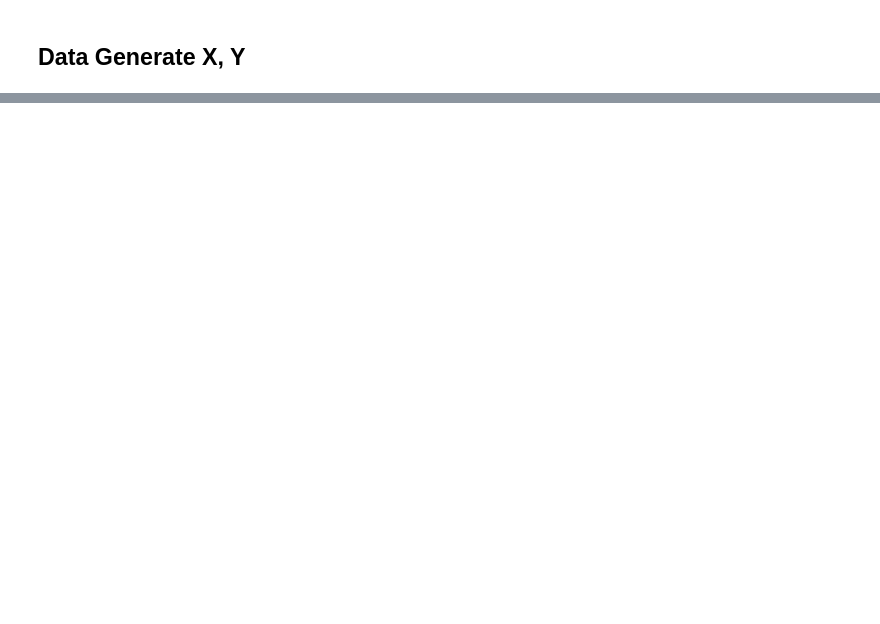
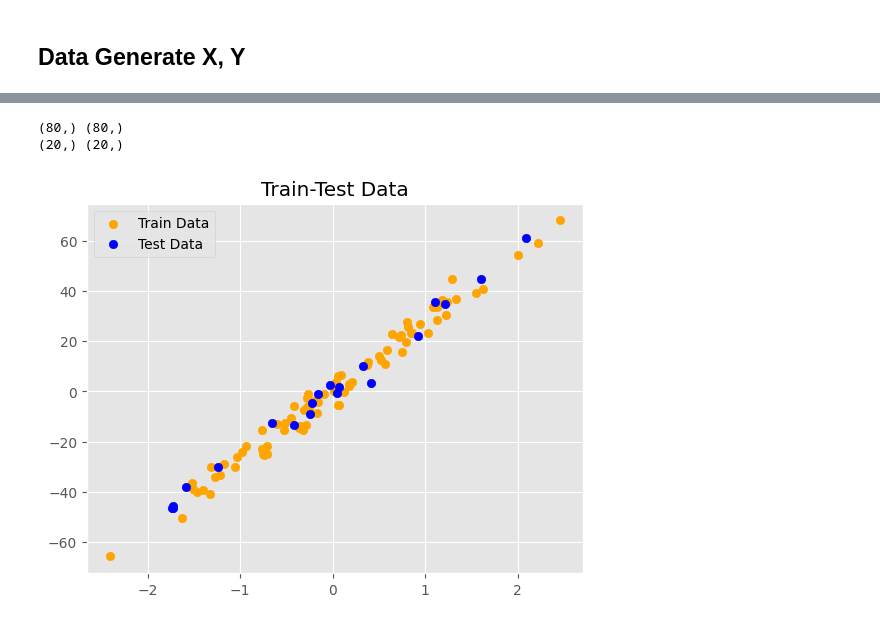
Before and after one commit to souravbhunia07/Machine_Learning, a Jupyter notebook: ML Concepts/Linear Regression/Linear Regression.ipynb, the cells around one changed output, grey strips where cells are left out. Cells and saved outputs as stored; diff of their text form; code cells hidden in the pictures; blank space fills up the shorter version.

```diff
--- a/ML Concepts/Linear Regression/Linear Regression.ipynb
+++ b/ML Concepts/Linear Regression/Linear Regression.ipynb
@@ -29,0 +48,8 @@ plotData(x, y)
+# %%
+def normaliseData(X):
+    X = (X - X.mean()) / X.std()
+    return X
+# %%
+plotData(x, y)
+x = normaliseData(x)  # Data region ranges between -1 to 1
+plotData(x, y)
@@ -29,0 +59,38 @@ plotData(x, y)
+# %%
+# Creating Test Set
+def trainTestSplit(x, y, split=0.8):
+    m = x.shape[0]
+    data = np.zeros((m, 2))
+
+    data[:, 0] = x
+    data[:, 1] = y
+
+    np.random.shuffle(data)
+
+    split = int(m*split)
+
+    #Train
+    XT = data[:split, 0]  #0-79
+    YT = data[:split, 1]
+
+    #Test
+    Xt = data[split: , 0]
+    Yt = data[split: , 1]
+
+    return XT, YT, Xt, Yt
+# %%
+XT, YT, Xt, Yt = trainTestSplit(x, y)
+# %%
+print(XT.shape, YT.shape)  # Train
+print(Xt.shape, Yt.shape)  # Test
+# %% [output]
+(80,) (80,)
+(20,) (20,)
+# %%
+plt.scatter(XT, YT, color='orange', label="Train Data")
+plt.scatter(Xt, Yt, color='blue', label="Test Data")
+plt.title("Train-Test Data")
+plt.legend()
+plt.show()
+# %% [output]
+[figure, added]
```
Also changed, not shown: parts of 4 cells of this notebook, 1 other file.
